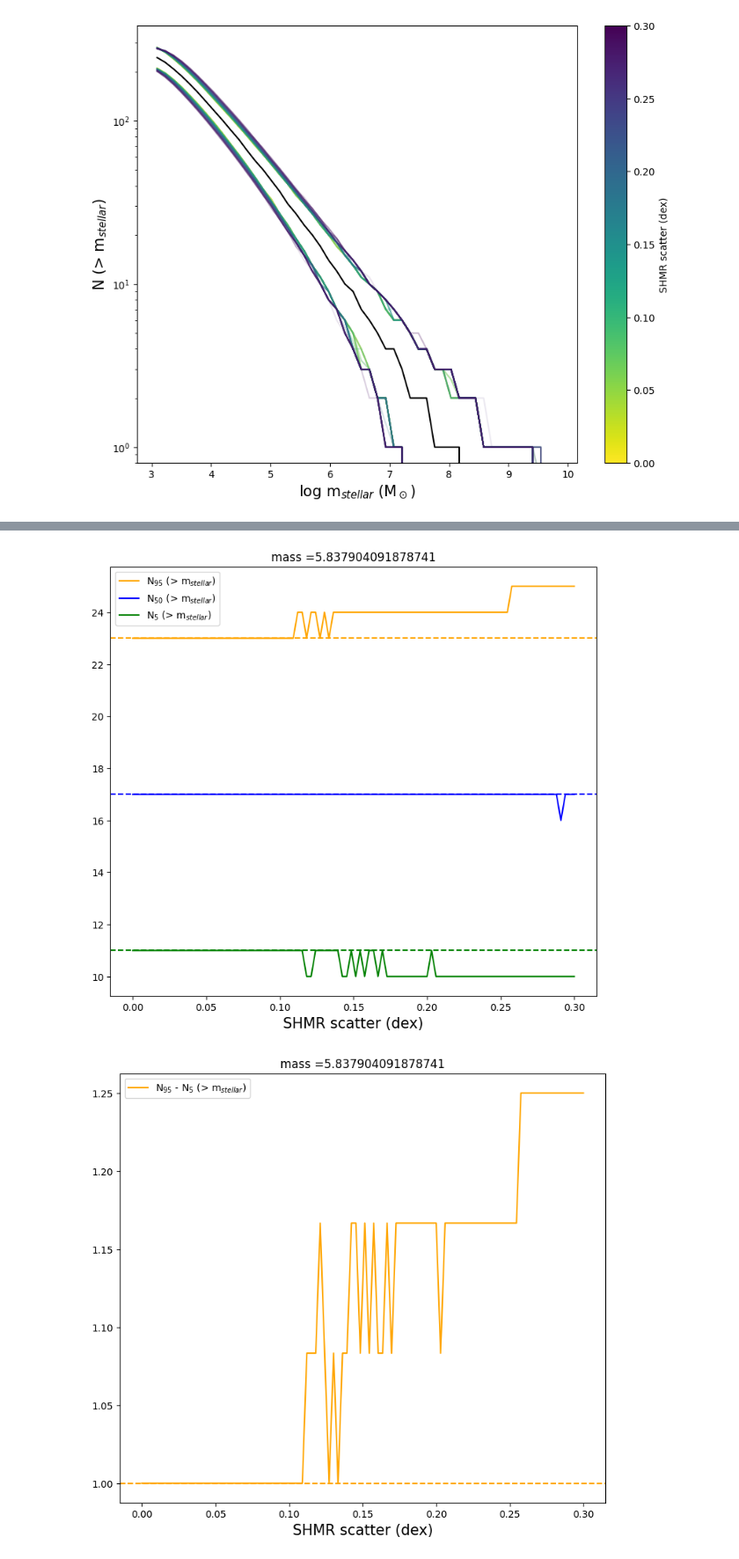
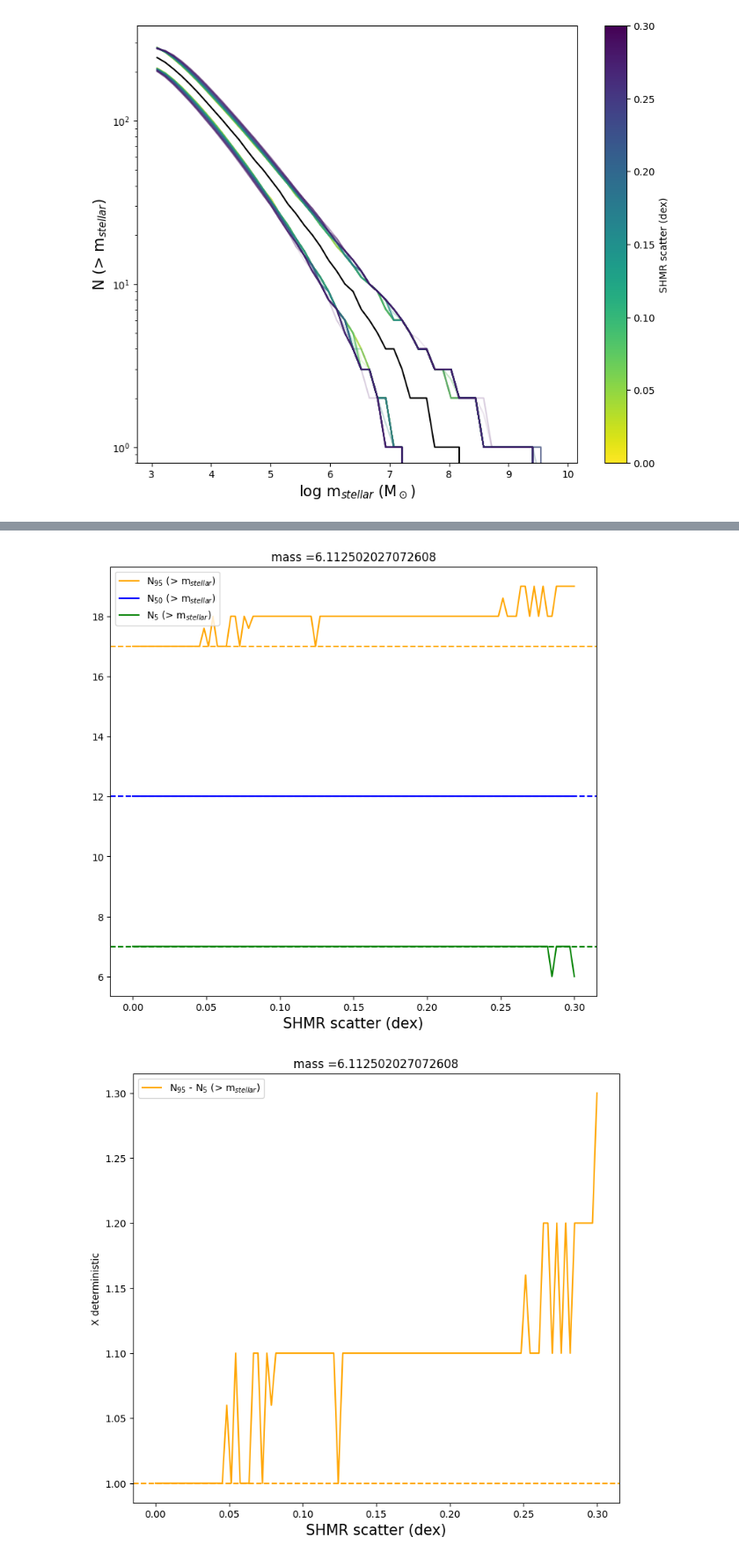
Before and after one commit to jsmonzon/SatGen, a Jupyter notebook: notebooks/CSMF_scatter.ipynb, the cells around one changed output, grey strips where cells are left out. Shown: that part at 88% size. Drawn from its saved outputs; the diff is of its cells as text; code cells hidden in the pictures.

Commit message:
fixed y-axis for figures

```diff
--- a/notebooks/CSMF_scatter.ipynb
+++ b/notebooks/CSMF_scatter.ipynb
@@ -17,5 +31,5 @@ as_data = np.load("../../data/12_4_0/numpy/acc_surv_mass.npy")
 # %%
-surv_massr, surv_CSMF = CSMF(as_data) # determinisitic
+surv_massr, surv_CSMF = CSMF(as_data, shmr=1) # determinisitic
 # %% [output]
 [figure]
 # %% [markdown]
@@ -27,7 +41,7 @@ mat = np.zeros(shape=(100, 3, 50))
 
 for i,val in enumerate(scatter_range):
 
-    surv_massr_i, surv_CSMF_i = CSMF(as_data, scatter=val, plot=False) # determinisitic
+    surv_massr_i, surv_CSMF_i = CSMF(as_data, shmr=2, scatter=val, plot=False)
 
     mat[i] = surv_CSMF_i
 # %%
@@ -129,28 +147,28 @@ plt.show()
 # %%
-i = 20
+i = 22
 
 plt.figure(figsize=(9,8))
 plt.title("mass ="+str(surv_massr[i]))
 plt.plot(scatter_range, mat[:,2,i], label="$\mathrm{N}_{95}$ (> m$_{stellar}$)", color="orange")
 plt.plot(scatter_range, mat[:,1,i], label="$\mathrm{N}_{50}$ (> m$_{stellar}$)", color="blue")
 plt.plot(scatter_range, mat[:,0,i], label="$\mathrm{N}_{5}$ (> m$_{stellar}$)", color="green")
 plt.axhline(surv_CSMF[2, i], color="orange", ls="--")
 plt.axhline(surv_CSMF[1, i], color="blue", ls="--")
 plt.axhline(surv_CSMF[0, i], color="green", ls="--")
 plt.xlabel("SHMR scatter (dex)", fontsize=15)
 plt.legend()
 plt.show()
 
 val = surv_CSMF[2, i] - surv_CSMF[0, i]
 
 plt.figure(figsize=(9,8))
 plt.title("mass ="+str(surv_massr[i]))
 plt.plot(scatter_range, (mat[:,2,i] - mat[:,0,i])/val, label="$\mathrm{N}_{95}$ - $\mathrm{N}_{5}$ (> m$_{stellar}$)", color="orange")
 plt.axhline(1, color="orange", ls="--")
 plt.xlabel("SHMR scatter (dex)", fontsize=15)
 plt.ylabel("X deterministic")
 plt.legend()
 plt.show()
 # %% [output]
-[figure, old version]
+[figure, new version]
-[figure, old version]
+[figure, new version]
```
Also changed, not shown: parts of 5 cells of this notebook, 4 other files.
